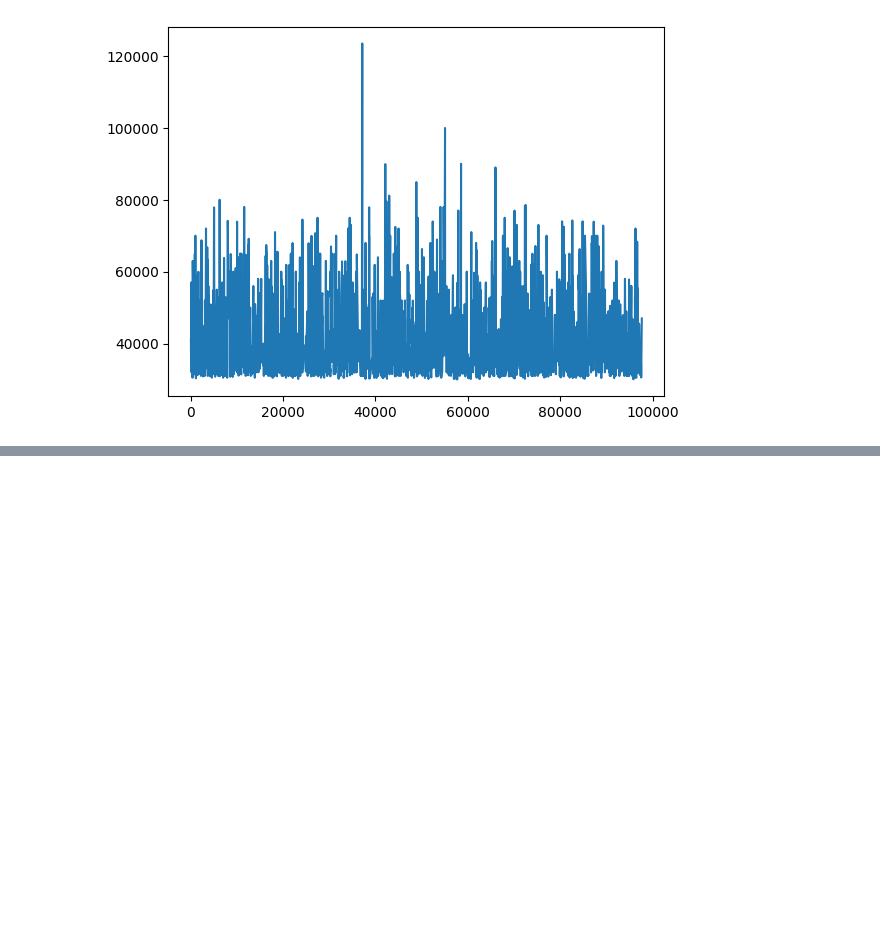
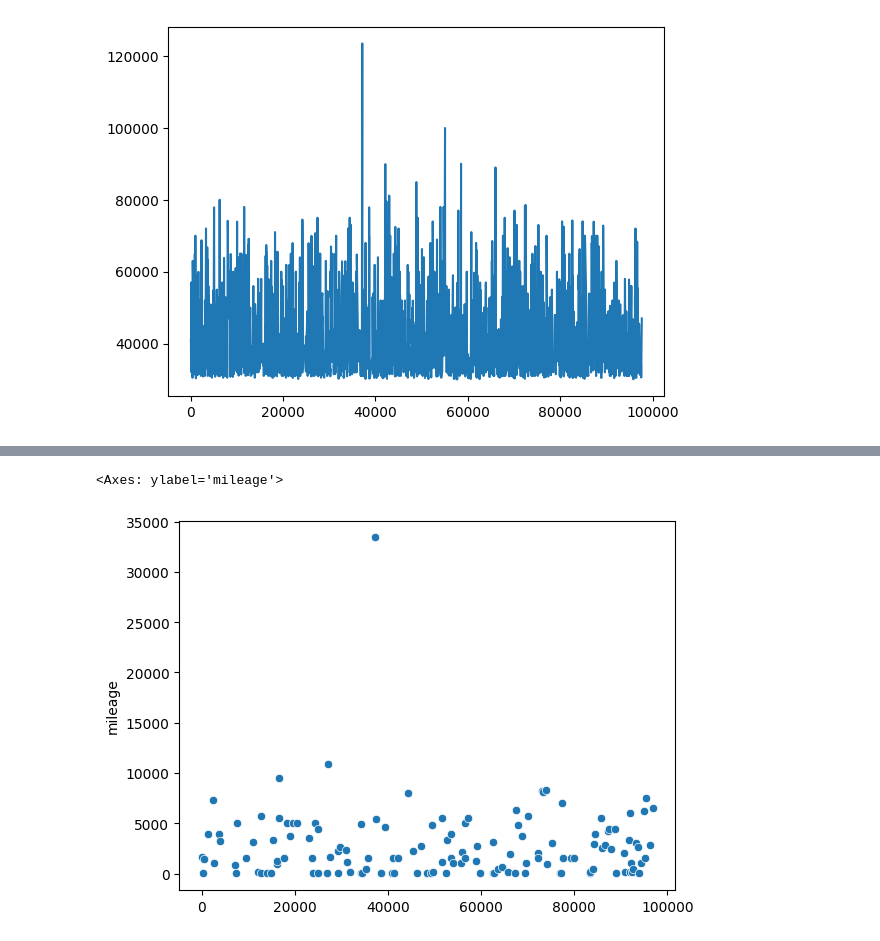
Before and after one commit to rajendra195/data_science_ML_Metro, a Jupyter notebook: week_04/stats/Practice/diagram.ipynb, the cells around one changed output, grey strips where cells are left out. Cells and saved outputs as stored; diff of their text form; code cells hidden in the pictures; blank space fills up the shorter version.

Commit message:
visualization practice

```diff
--- a/week_04/stats/Practice/diagram.ipynb
+++ b/week_04/stats/Practice/diagram.ipynb
@@ -61,0 +78,3 @@ plt.plot(data["price"])
+# %%
+bmw_2_series = df[(df["Manufacturer"] == "BMW") & (df["model"] == " 2 Series") & (df["price"] > 25000)]
+bmw_2_series
@@ -61,0 +95,5 @@ plt.plot(data["price"])
+# %%
+sns.scatterplot(bmw_2_series.mileage)
+# %% [output]
+<Axes: ylabel='mileage'>
+[figure, added]
```
Also changed, not shown: parts of 19 cells of this notebook, 1 other file.
